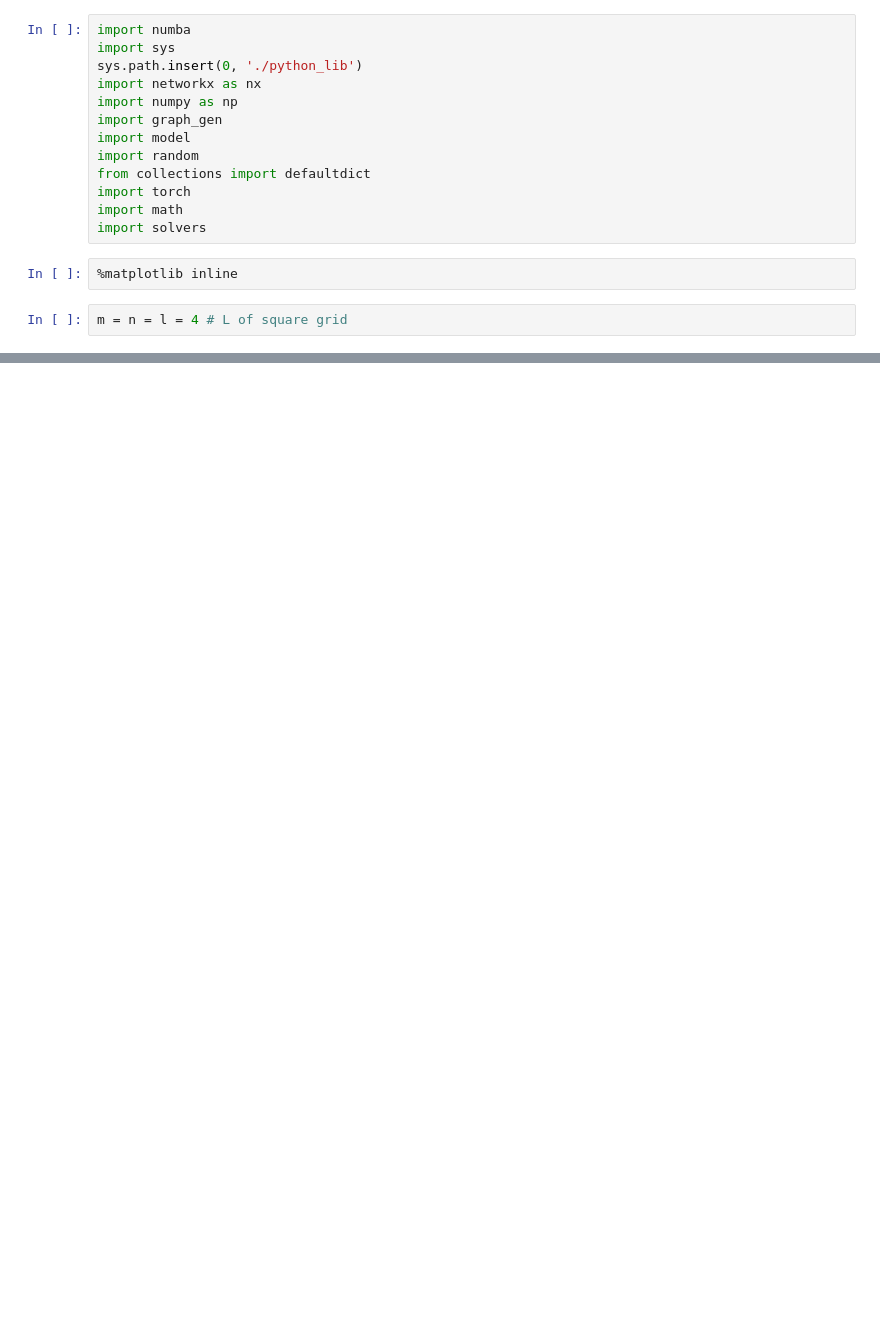
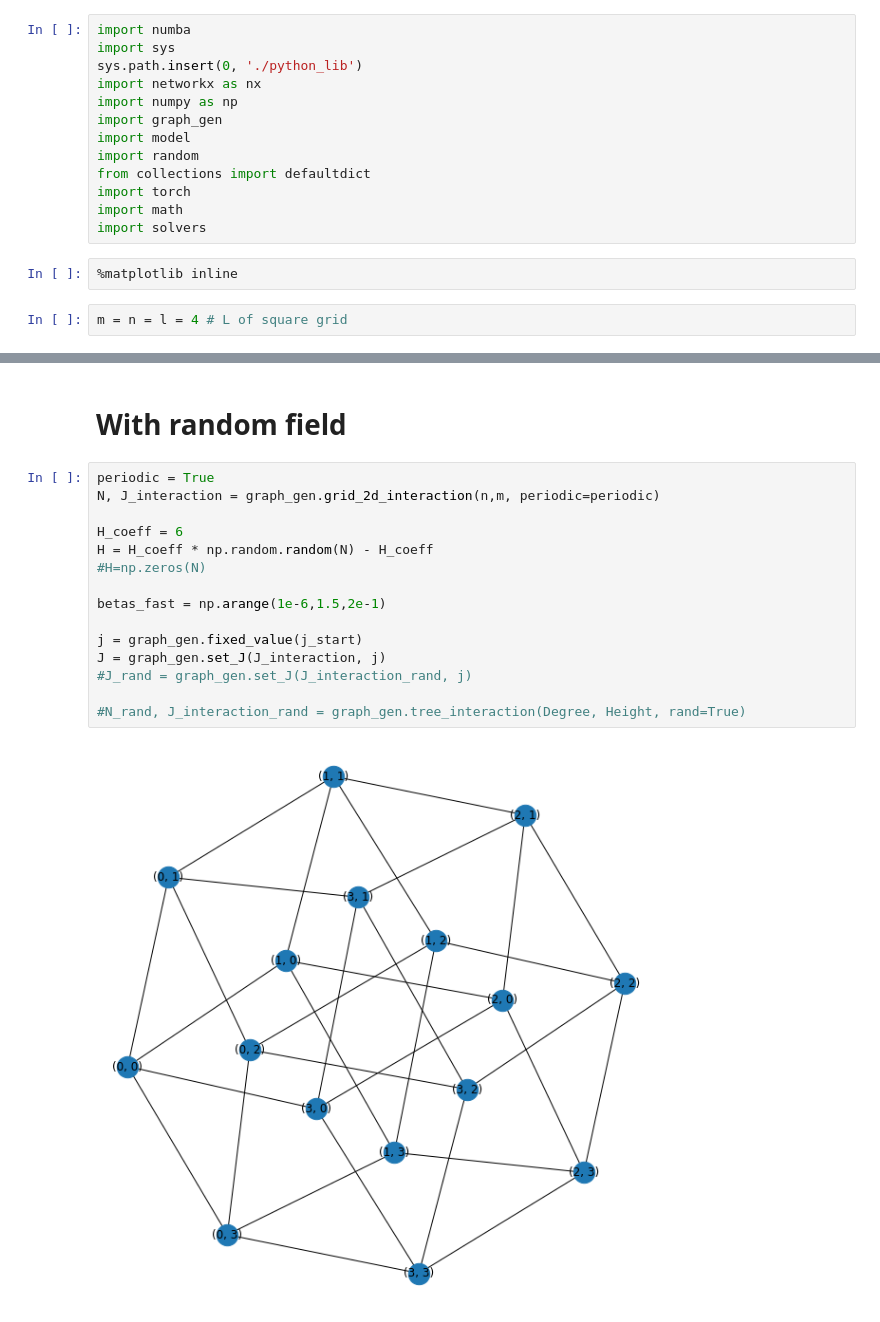
Before and after one commit to ocadni/h2arnn, a Jupyter notebook: result_square.ipynb, the cells around one changed output, grey strips where cells are left out. Saved outputs shown, nothing was run; the diff lists cells and outputs as text; blank space fills up the shorter version.

```diff
--- a/result_square.ipynb
+++ b/result_square.ipynb
@@ -104,0 +155,19 @@ fe: -2.022 std_fe: 5.74E-03 M: 0.008 S: 0.044 E: -2.000
+# %% [markdown]
+# With random field
+# %%
+periodic = True
+N, J_interaction = graph_gen.grid_2d_interaction(n,m, periodic=periodic)
+
+H_coeff = 6
+H = H_coeff * np.random.random(N) - H_coeff
+#H=np.zeros(N)
+
+betas_fast = np.arange(1e-6,1.5,2e-1)
+
+j = graph_gen.fixed_value(j_start)
+J = graph_gen.set_J(J_interaction, j)
+#J_rand = graph_gen.set_J(J_interaction_rand, j)
+
+#N_rand, J_interaction_rand = graph_gen.tree_interaction(Degree, Height, rand=True)
+# %% [output]
+[figure, added]
```
Also changed, not shown: parts of 22 cells of this notebook, 13 other files.
